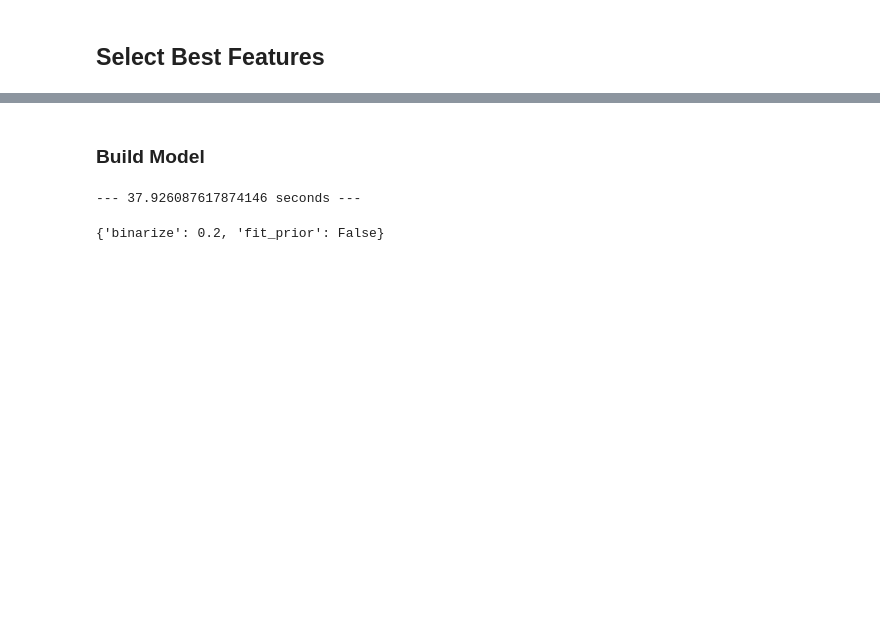
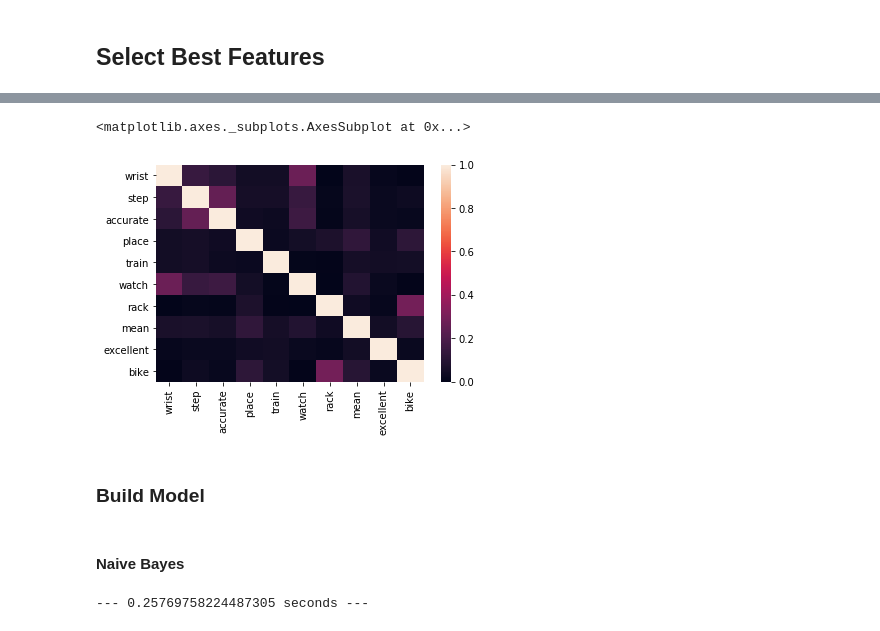
Before and after one commit to madderle/Amazon-Reviews, a Jupyter notebook: src/Amazon Reviews.ipynb, the cells around one changed output, grey strips where cells are left out. Saved outputs shown, nothing was run; the diff lists cells and outputs as text; code cells hidden in the pictures; blank space fills up the shorter version.

```diff
--- a/src/Amazon Reviews.ipynb
+++ b/src/Amazon Reviews.ipynb
@@ -334,0 +326,6 @@ X_train, X_test, y_train, y_test = train_test_split(X,y,test_size=0.2)
+# %%
+#Only did this when the number of best features is low
+sns.heatmap(best_features.corr())
+# %% [output]
+<matplotlib.axes._subplots.AxesSubplot at 0x...>
+[figure, added]
@@ -335,25 +336,22 @@ X_train, X_test, y_train, y_test = train_test_split(X,y,test_size=0.2)
 # %% [markdown]
 ### Build Model
+# %% [markdown]
+#### Naive Bayes
 # %%
 start_time = time.time()
 parameters = {
 
-               'binarize': [None, 0.2, 0.5, 0.7, 1.0],
-              'fit_prior': [True, False]
-}
+               'alpha': [0.5]
+              }
 
-bnb = BernoulliNB()
+bnb = BernoulliNB(fit_prior=False)
 
-grid = GridSearchCV(bnb, parameters, scoring='accuracy', cv=10, verbose=0)
+grid = GridSearchCV(bnb, parameters, scoring='accuracy', cv=5, verbose=0)
 #Fit the Data
 grid.fit(X_train, y_train)
 print("--- %s seconds ---" % (time.time() - start_time))
 # %% [output]
---- 37.926087617874146 seconds ---
+--- 0.25769758224487305 seconds ---
-# %%
-grid.best_params_
-# %% [output]
-{'binarize': 0.2, 'fit_prior': False}
 # %%
 grid.best_score_
 # %% [output]
```
Also changed, not shown: parts of 32 cells of this notebook.
